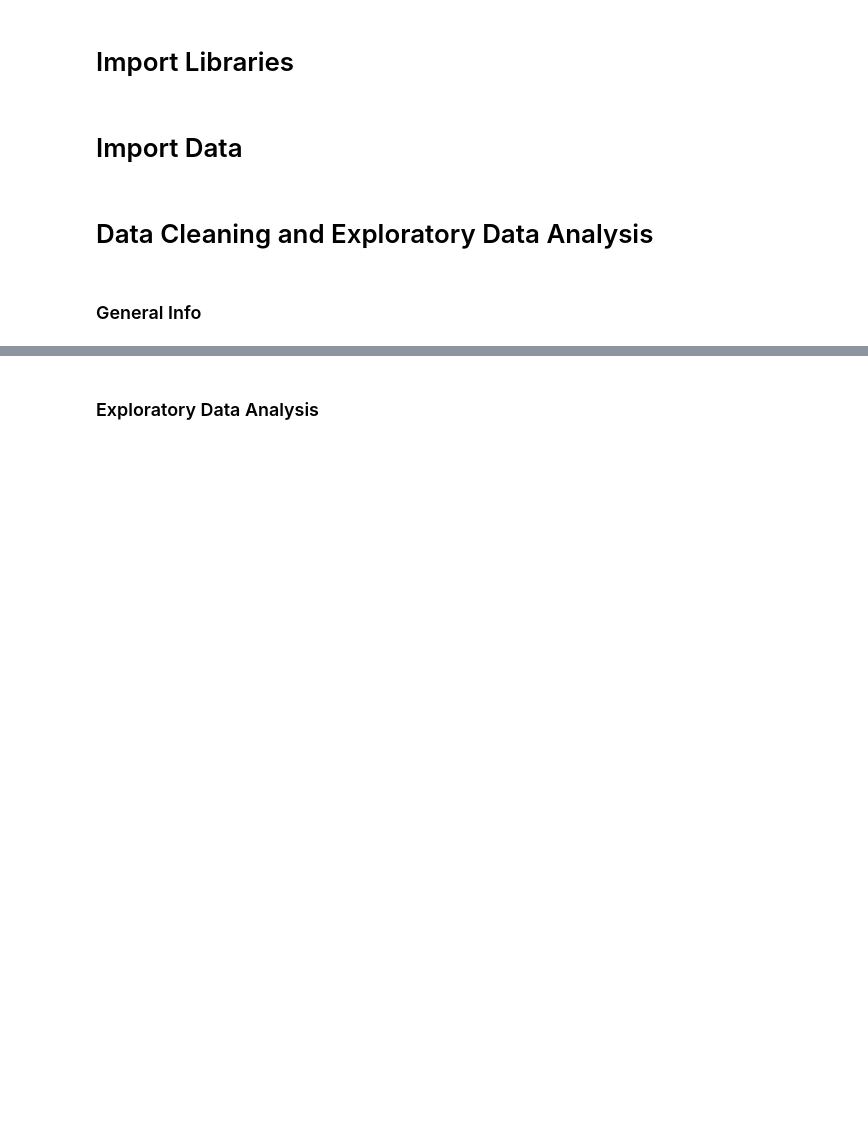
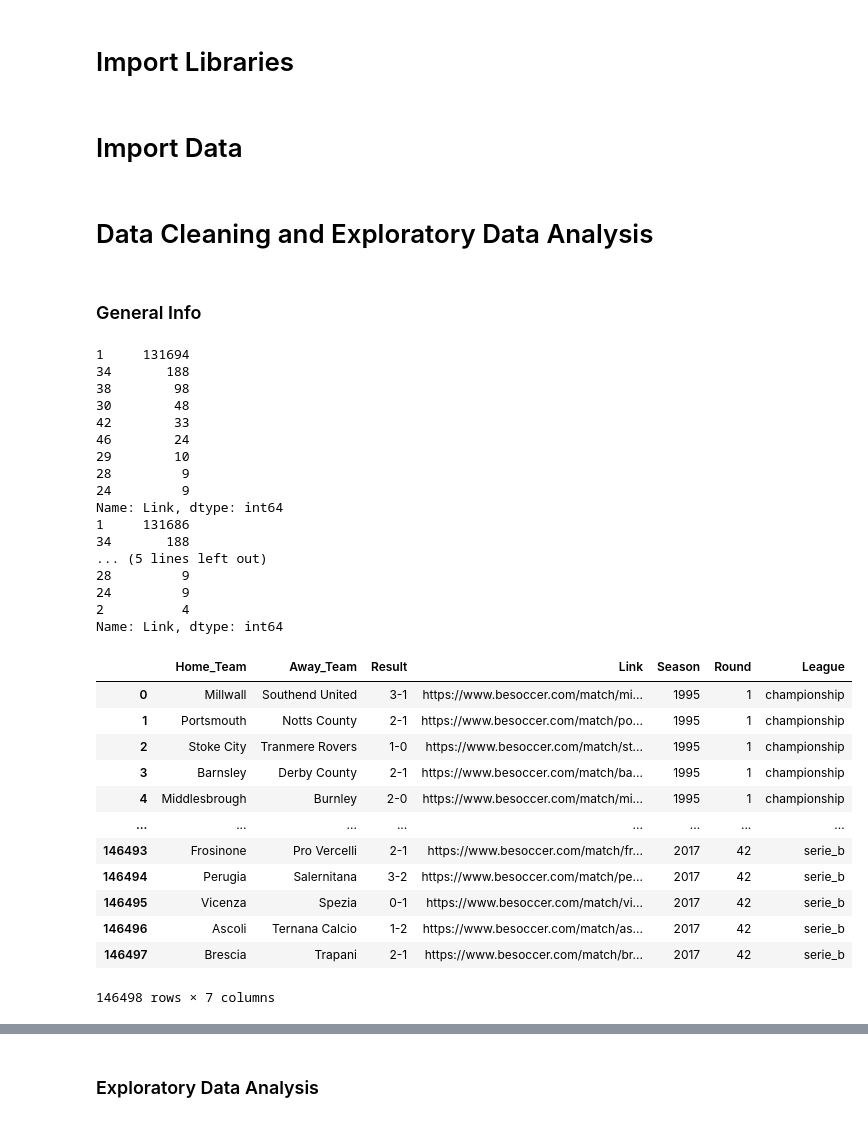
Before and after one commit to Gagan-Sehmbi/Football-Match-Outcome-Prediction, a Jupyter notebook: main.ipynb, the cells around one changed output, grey strips where cells are left out. Cells and saved outputs as stored; diff of their text form; code cells hidden in the pictures; blank space fills up the shorter version.

Commit message:
Update to remove bugs when merging dataframes

```diff
--- a/main.ipynb
+++ b/main.ipynb
@@ -6,12 +9,60 @@ import pickle
 # %% [markdown]
 # Import Data
 # %%
-df = pd.read_csv('all_leagues_data.csv', index_col=0)
+df_raw = pd.read_csv('all_leagues_data.csv', index_col=0)
+
 df_match = pd.read_csv('Match_Info.csv', index_col=0)
+df_match.reset_index(inplace=True)
+
 df_team = pd.read_csv('Team_Info.csv', index_col=0)
+df_team.reset_index(inplace=True)
+df_team.rename(columns={'Team': 'Home_Team'}, inplace=True)
+
 elo_dict = pickle.load(open('elo_dict.pkl', 'rb'))
 df_elo = pd.DataFrame.from_dict(elo_dict, orient='index')
+df_elo.reset_index(inplace=True)
+df_elo.rename(columns={'index': 'Link', 'Elo_home': 'Home_ELO', 'Elo_away': 'Away_ELO'}, inplace=True)
 # %% [markdown]
 # Data Cleaning and Exploratory Data Analysis
 # %% [markdown]
 ### General Info
+# %%
+def link_clean(x):
+    i=x.rfind('/')
+    return x[:i+5]
+
+print(df_raw['Link'].value_counts().value_counts())
+df_raw['Link'] = df_raw['Link'].apply(lambda x: link_clean(x))
+print(df_raw['Link'].value_counts().value_counts())
+df_raw
+# %% [output]
+1     131694
+34       188
+38        98
+30        48
+42        33
+46        24
+29        10
+28         9
+24         9
+Name: Link, dtype: int64
+1     131686
+34       188
+... (5 lines left out)
+28         9
+24         9
+2          4
+Name: Link, dtype: int64
+|  | Home_Team | Away_Team | Result | Link | Season | Round | League |
+| 0 | Millwall | Southend United | 3-1 | https://www.besoccer.com/match/mi... | 1995 | 1 | championship |
+| 1 | Portsmouth | Notts County | 2-1 | https://www.besoccer.com/match/po... | 1995 | 1 | championship |
+| 2 | Stoke City | Tranmere Rovers | 1-0 | https://www.besoccer.com/match/st... | 1995 | 1 | championship |
+| 3 | Barnsley | Derby County | 2-1 | https://www.besoccer.com/match/ba... | 1995 | 1 | championship |
+| 4 | Middlesbrough | Burnley | 2-0 | https://www.besoccer.com/match/mi... | 1995 | 1 | championship |
+| ... | ... | ... | ... | ... | ... | ... | ... |
+| 146493 | Frosinone | Pro Vercelli | 2-1 | https://www.besoccer.com/match/fr... | 2017 | 42 | serie_b |
+| 146494 | Perugia | Salernitana | 3-2 | https://www.besoccer.com/match/pe... | 2017 | 42 | serie_b |
+| 146495 | Vicenza | Spezia | 0-1 | https://www.besoccer.com/match/vi... | 2017 | 42 | serie_b |
+| 146496 | Ascoli | Ternana Calcio | 1-2 | https://www.besoccer.com/match/as... | 2017 | 42 | serie_b |
+| 146497 | Brescia | Trapani | 2-1 | https://www.besoccer.com/match/br... | 2017 | 42 | serie_b |
+146498 rows × 7 columns
```
Also changed, not shown: parts of 39 cells of this notebook.
